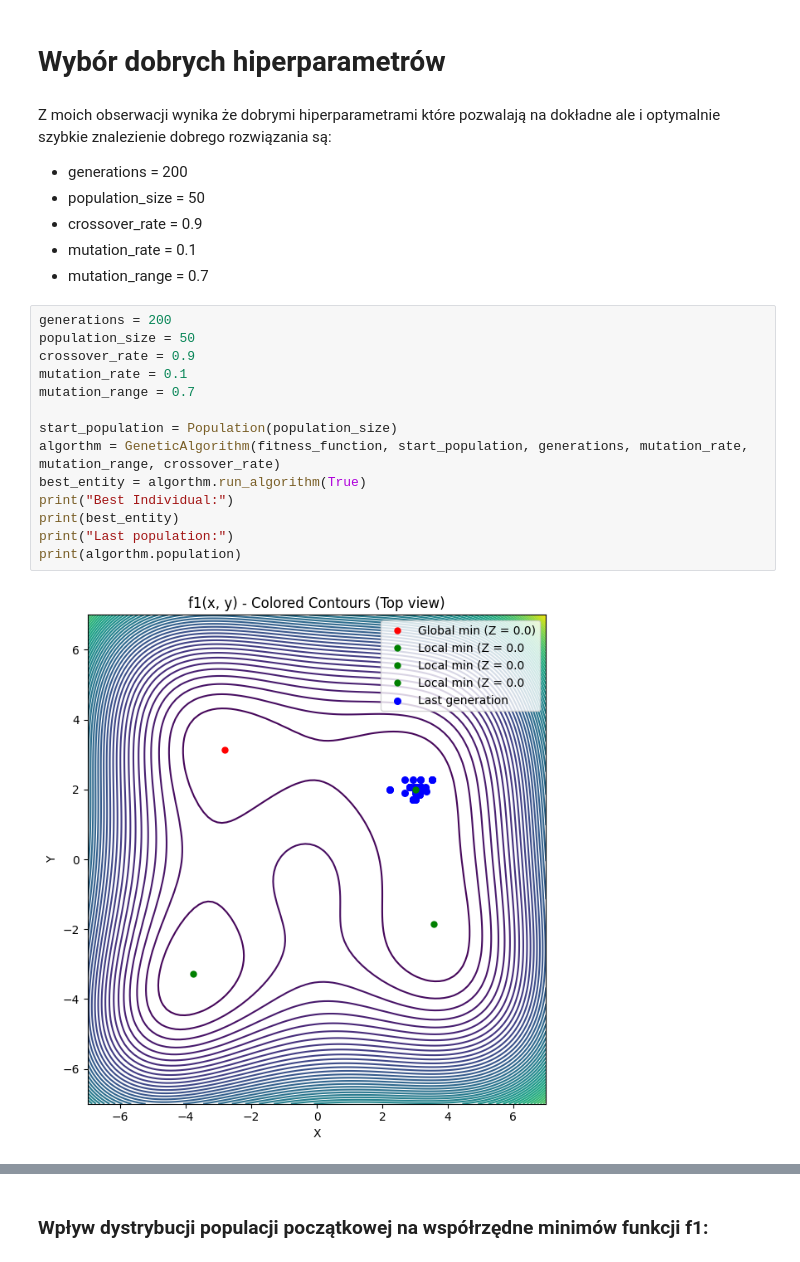
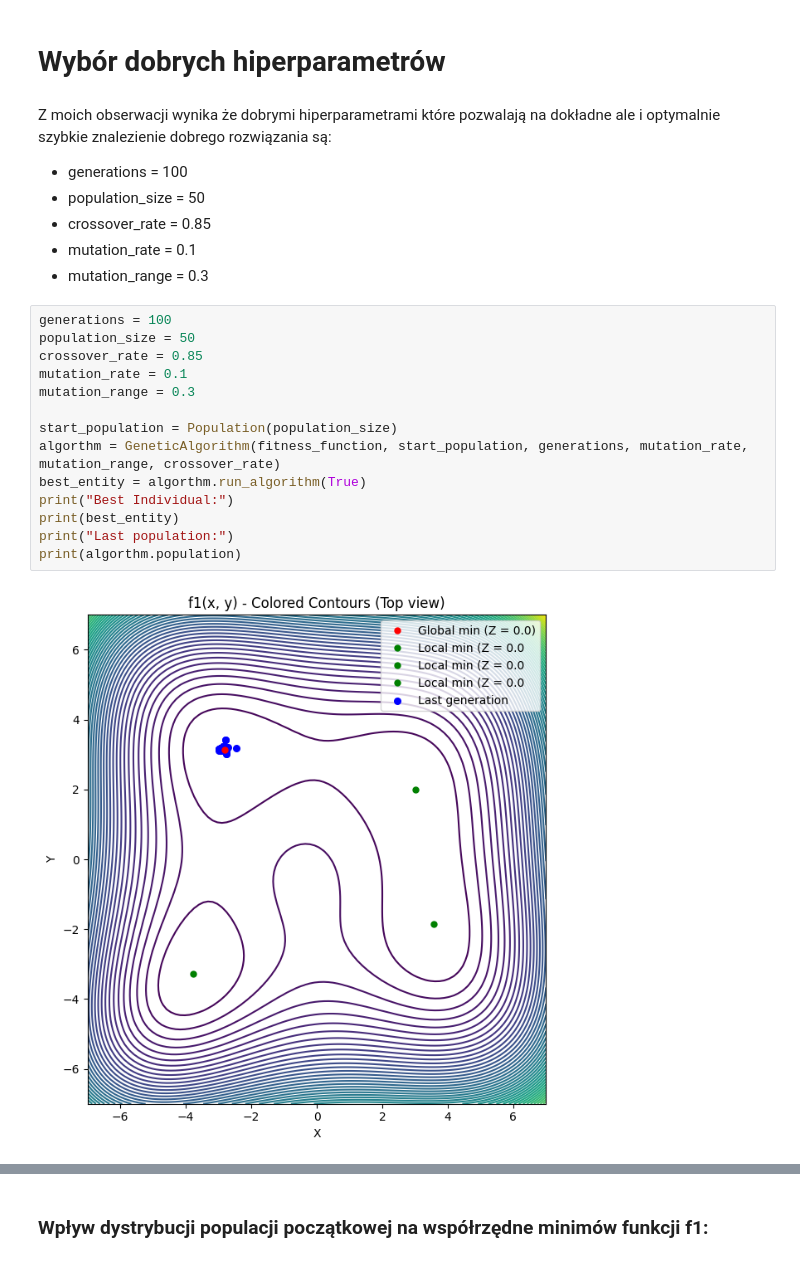
Before and after one commit to ZZZdreamm/evolution-algorithm, a Jupyter notebook: notebook.ipynb, the cells around one changed output, grey strips where cells are left out. Drawn from its saved outputs; the diff is of its cells as text.

```diff
--- a/notebook.ipynb
+++ b/notebook.ipynb
@@ -257,25 +257,25 @@ class GeneticAlgorithm:
 # Wybór dobrych hiperparametrów
 # %% [markdown]
 Z moich obserwacji wynika że dobrymi hiperparametrami które pozwalają na dokładne ale i optymalnie szybkie znalezienie dobrego rozwiązania są:
-- generations = 200
+- generations = 100
 - population_size = 50
-- crossover_rate = 0.9
+- crossover_rate = 0.85
 - mutation_rate = 0.1
-- mutation_range = 0.7
+- mutation_range = 0.3
 # %%
-generations = 200
+generations = 100
 population_size = 50
-crossover_rate = 0.9
+crossover_rate = 0.85
 mutation_rate = 0.1
-mutation_range = 0.7
+mutation_range = 0.3
 
 start_population = Population(population_size)
 algorthm = GeneticAlgorithm(fitness_function, start_population, generations, mutation_rate, mutation_range, crossover_rate)
 best_entity = algorthm.run_algorithm(True)
 print("Best Individual:")
 print(best_entity)
 print("Last population:")
 print(algorthm.population)
 # %% [output]
-[figure, old version]
+[figure, new version]
 Best Individual:
```
Also changed, not shown: parts of 7 cells of this notebook, 2 other files.
